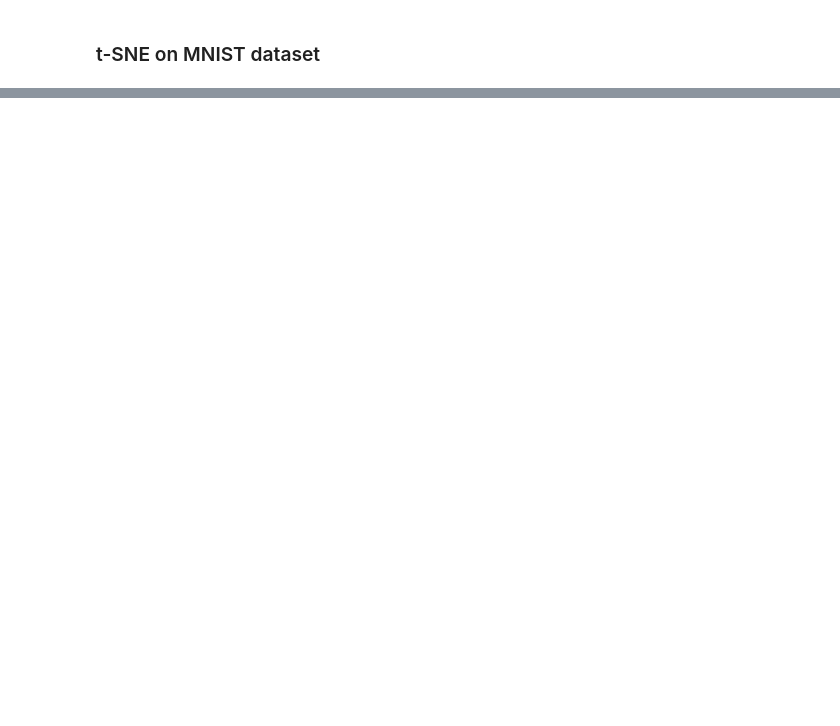
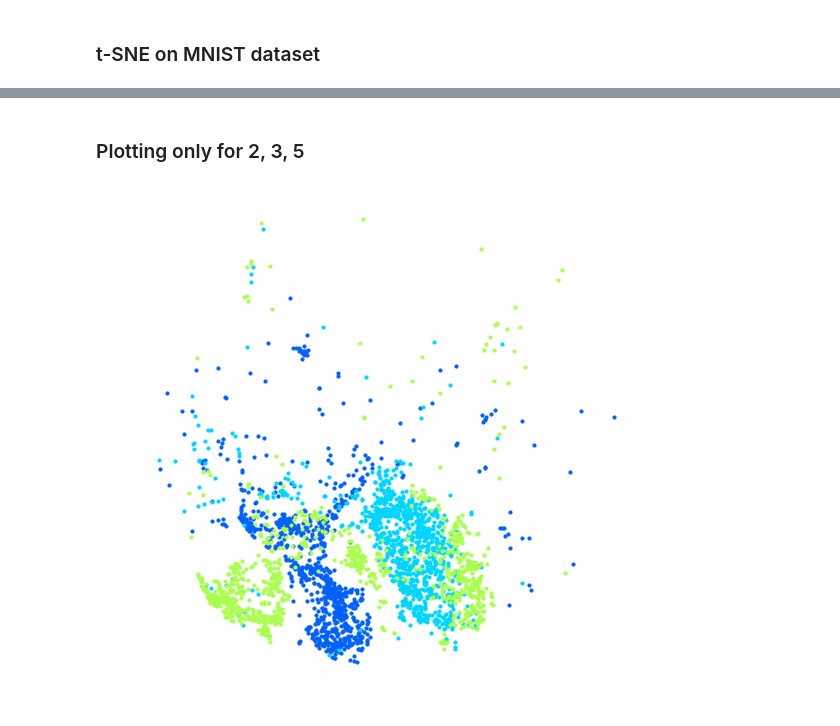
Before and after one commit to sivaram10/Python-Handson-Projects, a Jupyter notebook: 8-Dimensionality Reduction.ipynb, the cells around one changed output, grey strips where cells are left out. Saved outputs shown, nothing was run; the diff lists cells and outputs as text; code cells hidden in the pictures; blank space fills up the shorter version.

```diff
--- a/8-Dimensionality Reduction.ipynb
+++ b/8-Dimensionality Reduction.ipynb
@@ -450,0 +474,11 @@ Accurary : 0.9198
+# %% [markdown]
+### Plotting only for 2, 3, 5
+# %%
+plt.figure(figsize=(9,9))
+cmap = plt.cm.get_cmap("jet")
+for digit in (2, 3, 5):
+    plt.scatter(X_train_tsne[y_train == digit, 0], X_train_tsne[y_train == digit, 1], c=cmap(digit / 9), s = 10, marker = 'o')
+plt.axis('off')
+plt.show()
+# %% [output]
+[figure, added]
```
Also changed, not shown: parts of 8 cells of this notebook.
